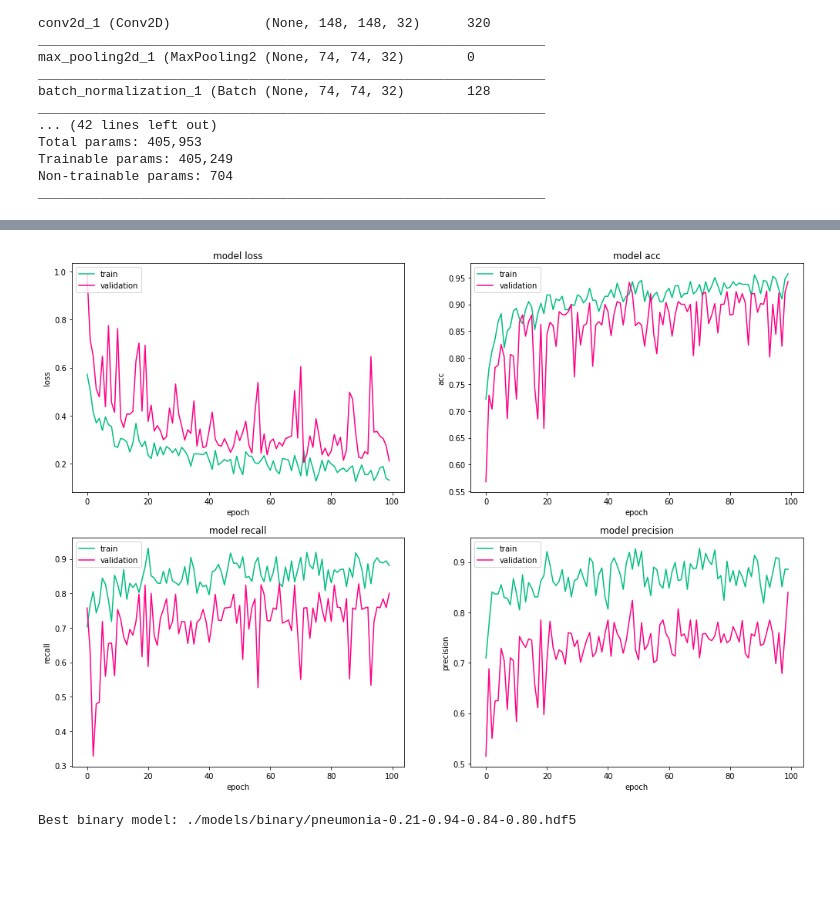
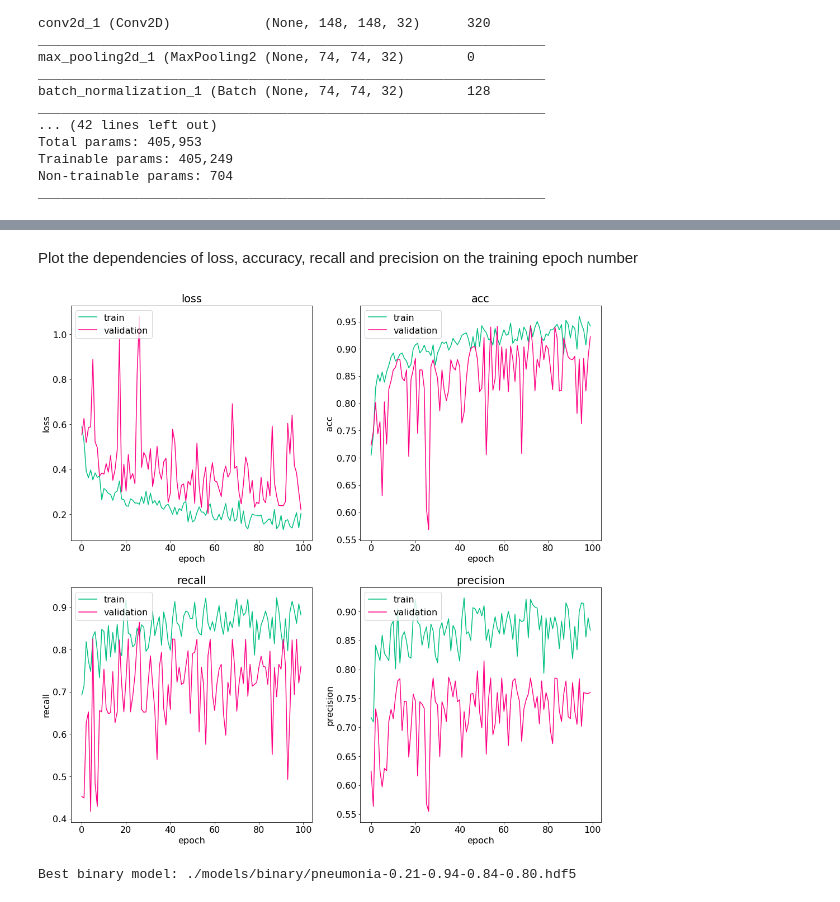
Before and after one commit to Zhuvikin/ML-pneumonia, a Jupyter notebook: pneumonia.ipynb, the cells around one changed output, grey strips where cells are left out. Cells and saved outputs as stored; diff of their text form; code cells hidden in the pictures; blank space fills up the shorter version.

```diff
--- a/pneumonia.ipynb
+++ b/pneumonia.ipynb
@@ -201,0 +250,19 @@ dataset = dataset.sample(frac = 1, random_state = 0).reset_index(drop = True)
+# %%
+processed_previews = np.array(list(normal_df.sort_values('path').path))[preview_n_i].tolist() + np.array(list(bacteria_df.sort_values('path').path))[preview_b_i].tolist() + np.array(list(virus_df.sort_values('path').path))[preview_v_i].tolist()
+fig = plt.figure(figsize = (17, 8))
+plt.suptitle("Normalized X-Ray Images", size = 22)
+for i in range(2):
+    for k in range(preview_n // 2):
+        index = i * preview_n // 2 + k
+        img = cv2.imread(processed_previews[index], 0)
+        ax = plt.subplot(2, preview_n // 2, index + 1)
+        im = plt.imshow(img, cmap='bone')
+        if index < preview_n // 2:
+            plt.title('Normal')
+        elif index < preview_n // 2 + preview_n // 4:
+            plt.title('Bacterial')
+        else:
+            plt.title('Viral')
+
+plt.subplots_adjust(hspace = 0.3)
+plt.show()
@@ -221,6 +296,7 @@ n_components = n_row * n_col
 
 pca = PCA(n_components = n_components, svd_solver = 'randomized', whiten = True)
 
+plt.rcParams.update({'font.size': 16})
 
 def plot_gallery(title, images, n_col = n_col, n_row = n_row, cmap = plt.cm.gray):
     plt.figure(figsize = (2. * n_col, 2.26 * n_row))
@@ -228,7 +304,7 @@ def plot_gallery(title, images, n_col = n_col, n_row = n_row, cmap = plt.cm.gray
     for i, comp in enumerate(images):
         plt.subplot(n_row, n_col, i + 1)
         vmax = max(comp.max(), -comp.min())
-        plt.imshow(comp.reshape(256, 256), cmap = cmap,
+        plt.imshow(comp.reshape(256, 256), cmap='bone',
                    interpolation = 'nearest',
                    vmin = -vmax, vmax = vmax)
         plt.xticks(())
@@ -472,21 +561,23 @@ Epoch 00100: val_acc improved from 0.94125 to 0.94250, saving model to ./models/
+# %% [markdown]
+Plot the dependencies of loss, accuracy, recall and precision on the training epoch number
 # %%
 metrics = ['loss', 'acc', 'recall', 'precision']
 
-fig = plt.figure(figsize = (17, 12))
+fig = plt.figure(figsize = (17, 17))
 for i, metric in enumerate(metrics):
     ax = plt.subplot(2, 2, i + 1)
     ax.set_facecolor('w')
     ax.grid(b = False)
     ax.plot(history.history[metric], color = '#00bf81')
     ax.plot(history.history['val_' + metric], color = '#ff0083')
-    plt.title('model ' + metric)
+    plt.title(metric)
     plt.ylabel(metric)
     plt.xlabel('epoch')
     plt.legend(['train', 'validation'], loc = 'upper left')
 
 plt.show()
 # %% [output]
-[figure, old version]
+[figure, new version]
 # %%
 binary_models = []
 for model_path in glob.glob(models_binary_dir + 'pneumonia-*.hdf5'):
```
Also changed, not shown: parts of 43 cells of this notebook, 1 other file.
